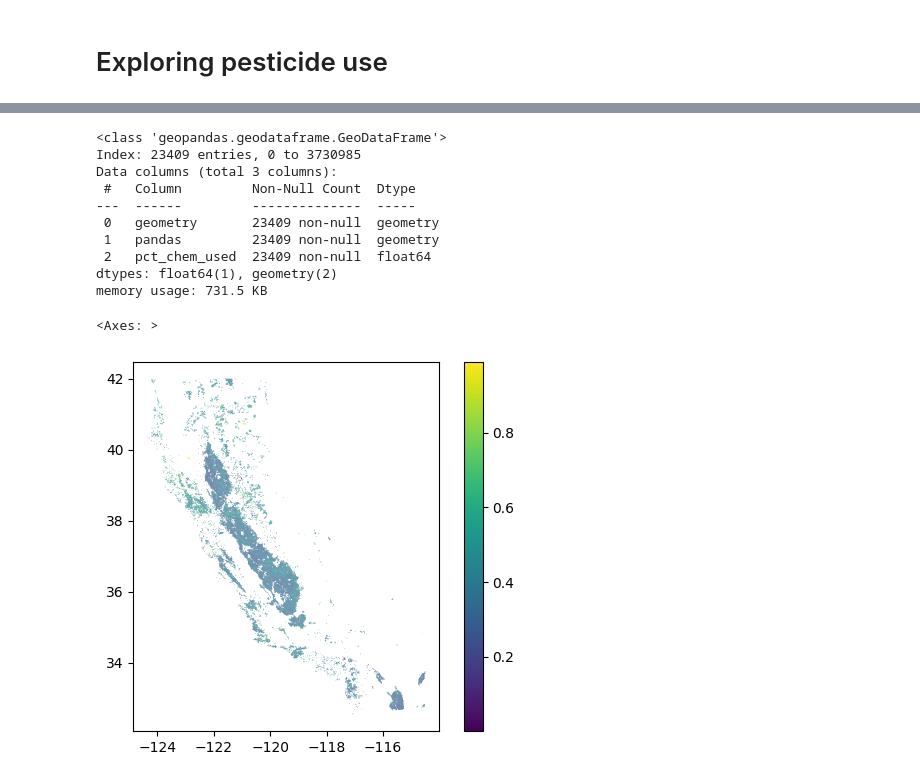
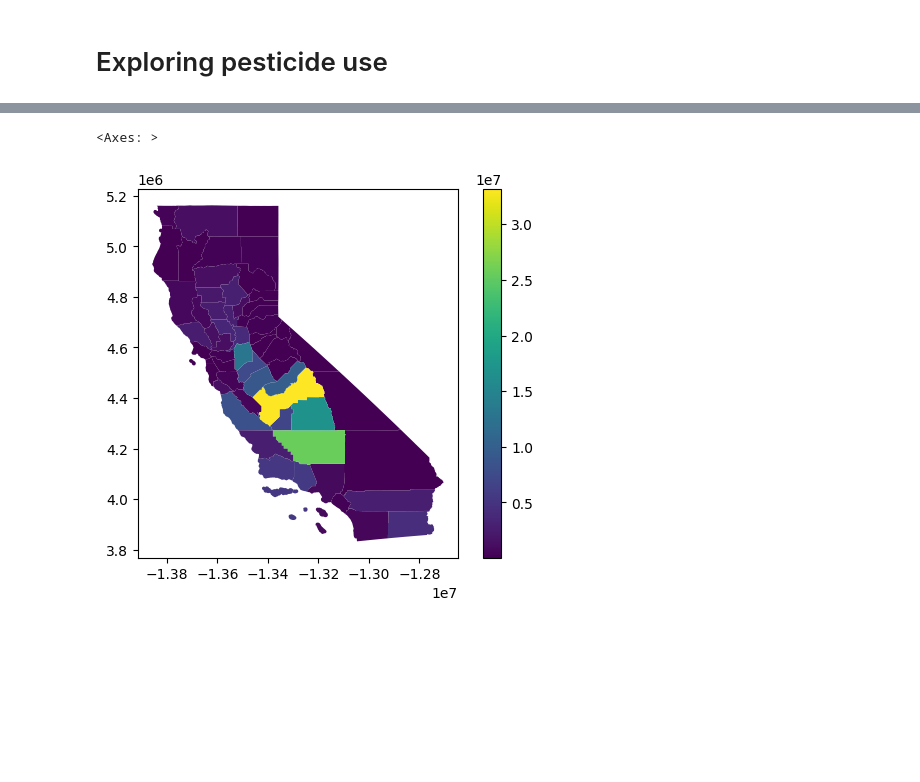
Before and after one commit to sarahwalker10/Summer2023Practice, a Jupyter notebook: CA_Pesticide_Project/plotting_pesticide_use.ipynb, the cells around one changed output, grey strips where cells are left out. Cells and saved outputs as stored; diff of their text form; code cells hidden in the pictures; blank space fills up the shorter version.

Commit message:
first plots acheived

```diff
--- a/CA_Pesticide_Project/plotting_pesticide_use.ipynb
+++ b/CA_Pesticide_Project/plotting_pesticide_use.ipynb
@@ -5,4 +5,4 @@ import pandas as pd
 # %% [markdown]
 # Exploring pesticide use
 # %%
-ag_chem_county = pd.read_parquet("ag_pesticides_modified.parquet", engine = "fastparquet", columns = ["county_name","pct_chem_used"])
+ag_chem_county = pd.read_parquet("ag_pesticides_modified.parquet", engine = "fastparquet", columns = ["county_name","lbs_chm_used", "chm_per_acre"])
@@ -24,3 +9,3 @@ Name: county_name, Length: 3731843, dtype: object
 # %%
-non_geo = ag_chem_county.groupby("county_name", as_index = False).mean()
-county_geo = gpd.read_file("/srv/data/my_shared_data_folder/cpr/california_counties.gpkg", columns = ["NAMELSAD","geometry"])
+non_geo = ag_chem_county.groupby("county_name", as_index = False).agg({"lbs_chm_used":"sum"})
+county_geo = gpd.read_file("/srv/data/my_shared_data_folder/cpr/california_counties.gpkg", columns = ["NAME","geometry"])
@@ -79,21 +12,7 @@ merged = pd.merge(ag_pesticides["geometry"], by_plot, how = "left", left_on = "g
-# %%
-merged = merged.drop_duplicates()
-merged.info()
-# %% [output]
-<class 'geopandas.geodataframe.GeoDataFrame'>
-Index: 23409 entries, 0 to 3730985
-Data columns (total 3 columns):
- #   Column         Non-Null Count  Dtype
----  ------         --------------  -----
- 0   geometry       23409 non-null  geometry
- 1   pandas         23409 non-null  geometry
- 2   pct_chem_used  23409 non-null  float64
-dtypes: float64(1), geometry(2)
-memory usage: 731.5 KB
-# %%
-#https://geopandas.org/en/stable/docs/user_guide/mapping.html
-
-merged.plot(column='pct_chem_used', legend=True)
-# %% [output]
-<Axes: >
-[figure, removed]
+# %%
+county_merge = pd.merge(county_geo, non_geo, how = "left", left_on = "NAME", right_on="county_name")
+# %%
+county_merge.plot(column='lbs_chm_used', legend=True)
+# %% [output]
+<Axes: >
+[figure, added]
```
Also changed, not shown: parts of 10 cells of this notebook.
